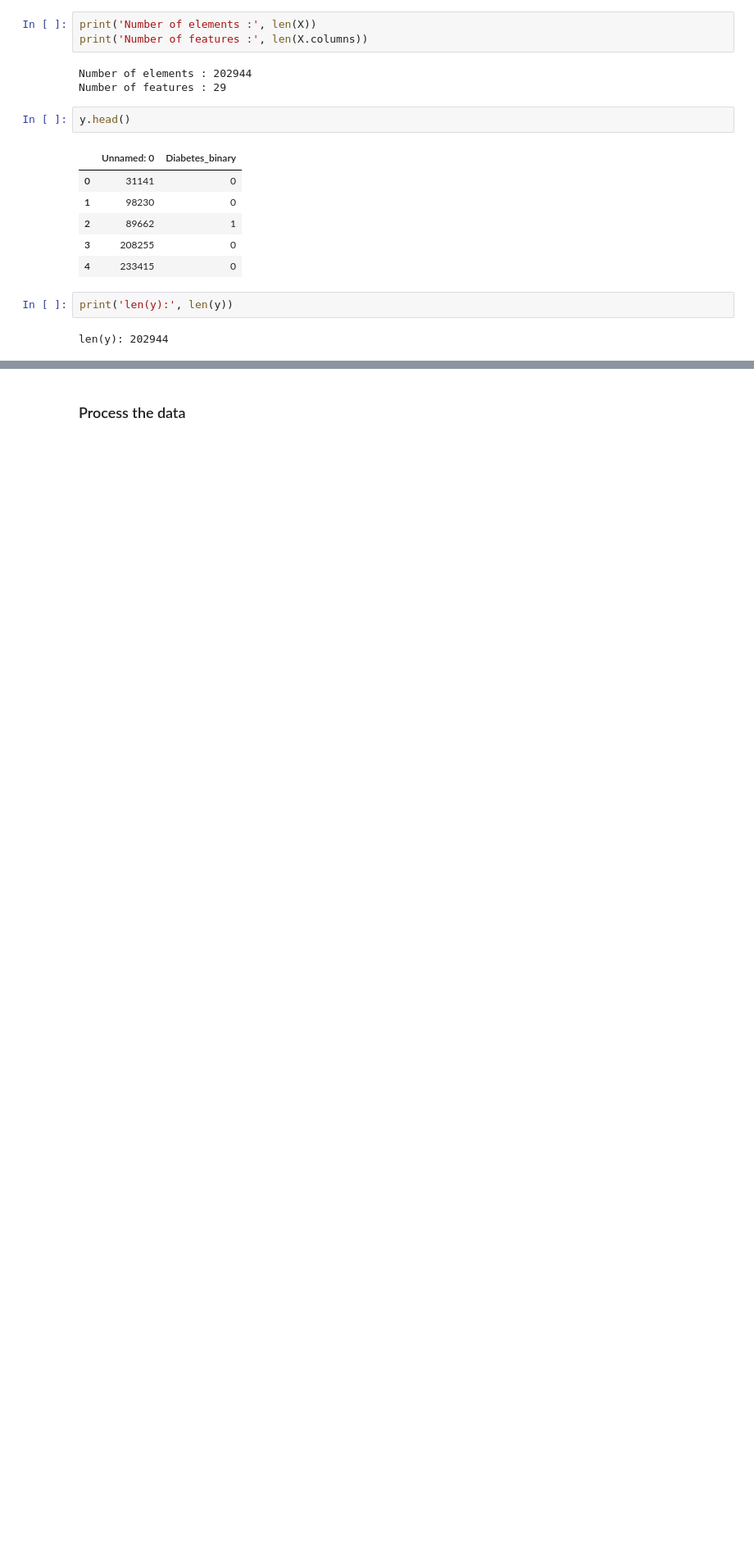
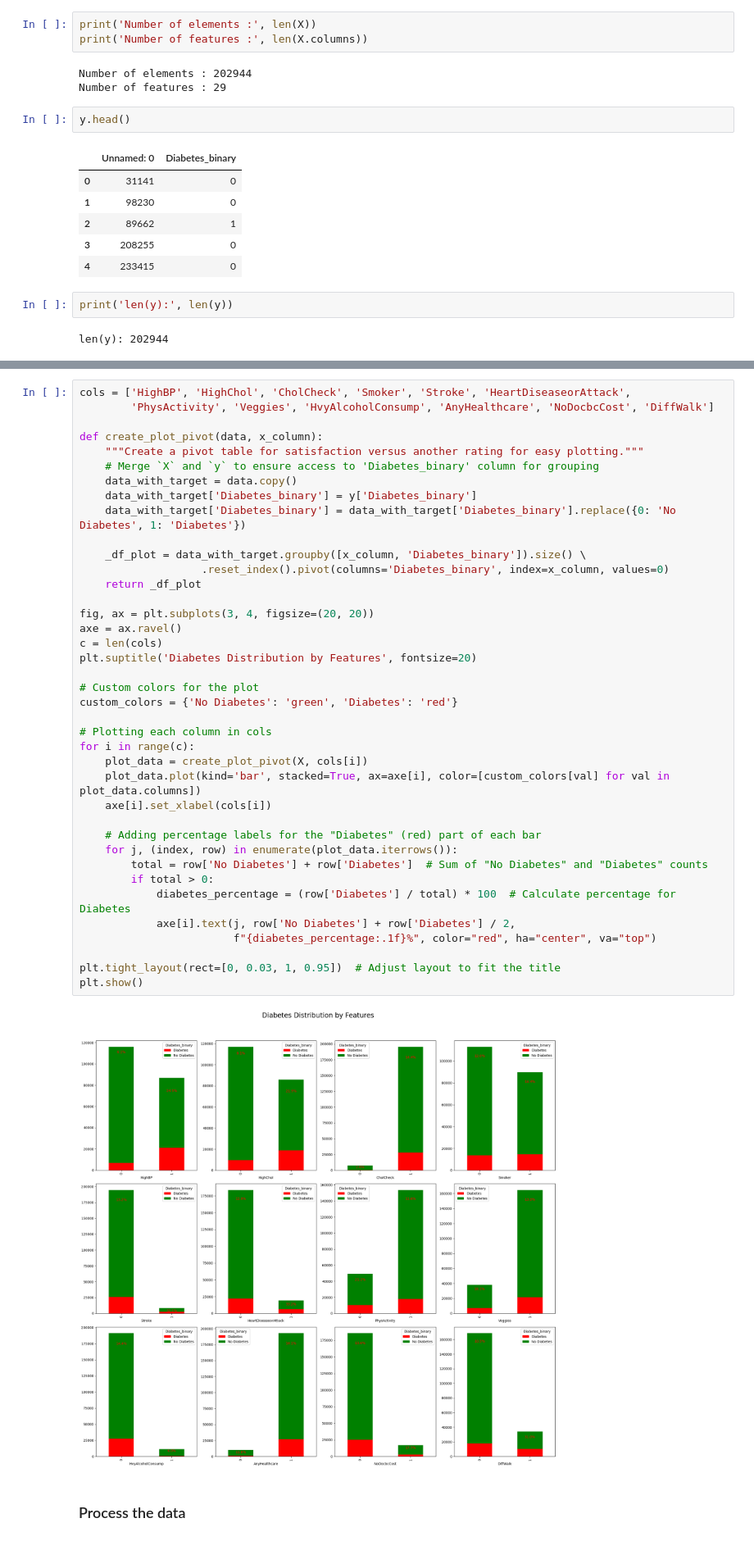
Before and after one commit to GharibSidney/kaggle_ML, a Jupyter notebook: src/test.ipynb, the cells around one changed output, grey strips where cells are left out. Shown: that part at 82% size. Saved outputs shown, nothing was run; the diff lists cells and outputs as text; blank space fills up the shorter version.

```diff
--- a/src/test.ipynb
+++ b/src/test.ipynb
@@ -42,3 +134,44 @@ len(y): 202944
+# %%
+cols = ['HighBP', 'HighChol', 'CholCheck', 'Smoker', 'Stroke', 'HeartDiseaseorAttack',
+        'PhysActivity', 'Veggies', 'HvyAlcoholConsump', 'AnyHealthcare', 'NoDocbcCost', 'DiffWalk']
+
+def create_plot_pivot(data, x_column):
+    """Create a pivot table for satisfaction versus another rating for easy plotting."""
+    # Merge `X` and `y` to ensure access to 'Diabetes_binary' column for grouping
+    data_with_target = data.copy()
+    data_with_target['Diabetes_binary'] = y['Diabetes_binary']
+    data_with_target['Diabetes_binary'] = data_with_target['Diabetes_binary'].replace({0: 'No Diabetes', 1: 'Diabetes'})
+
+    _df_plot = data_with_target.groupby([x_column, 'Diabetes_binary']).size() \
+                   .reset_index().pivot(columns='Diabetes_binary', index=x_column, values=0)
+    return _df_plot
+
+fig, ax = plt.subplots(3, 4, figsize=(20, 20))
+axe = ax.ravel()
+c = len(cols)
+plt.suptitle('Diabetes Distribution by Features', fontsize=20)
+
+# Custom colors for the plot
+custom_colors = {'No Diabetes': 'green', 'Diabetes': 'red'}
+
+# Plotting each column in cols
+for i in range(c):
+    plot_data = create_plot_pivot(X, cols[i])
+    plot_data.plot(kind='bar', stacked=True, ax=axe[i], color=[custom_colors[val] for val in plot_data.columns])
+    axe[i].set_xlabel(cols[i])
+
+    # Adding percentage labels for the "Diabetes" (red) part of each bar
+    for j, (index, row) in enumerate(plot_data.iterrows()):
+        total = row['No Diabetes'] + row['Diabetes']  # Sum of "No Diabetes" and "Diabetes" counts
+        if total > 0:
+            diabetes_percentage = (row['Diabetes'] / total) * 100  # Calculate percentage for Diabetes
+            axe[i].text(j, row['No Diabetes'] + row['Diabetes'] / 2,
+                        f"{diabetes_percentage:.1f}%", color="red", ha="center", va="top")
+
+plt.tight_layout(rect=[0, 0.03, 1, 0.95])  # Adjust layout to fit the title
+plt.show()
+# %% [output]
+[figure, added]
 # %% [markdown]
 ### Process the data
 # %%
```
Also changed, not shown: parts of 8 cells of this notebook, 2 other files.
